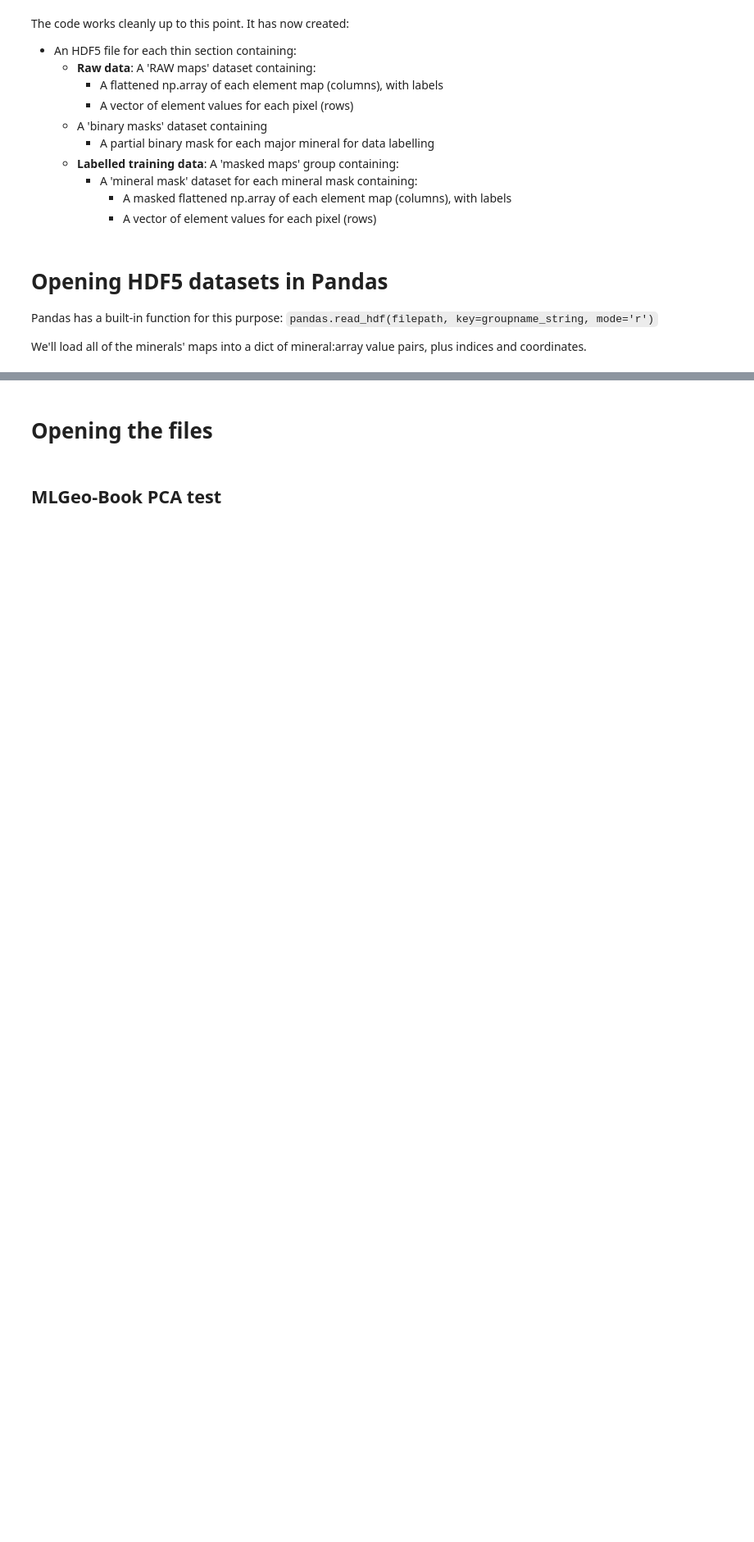
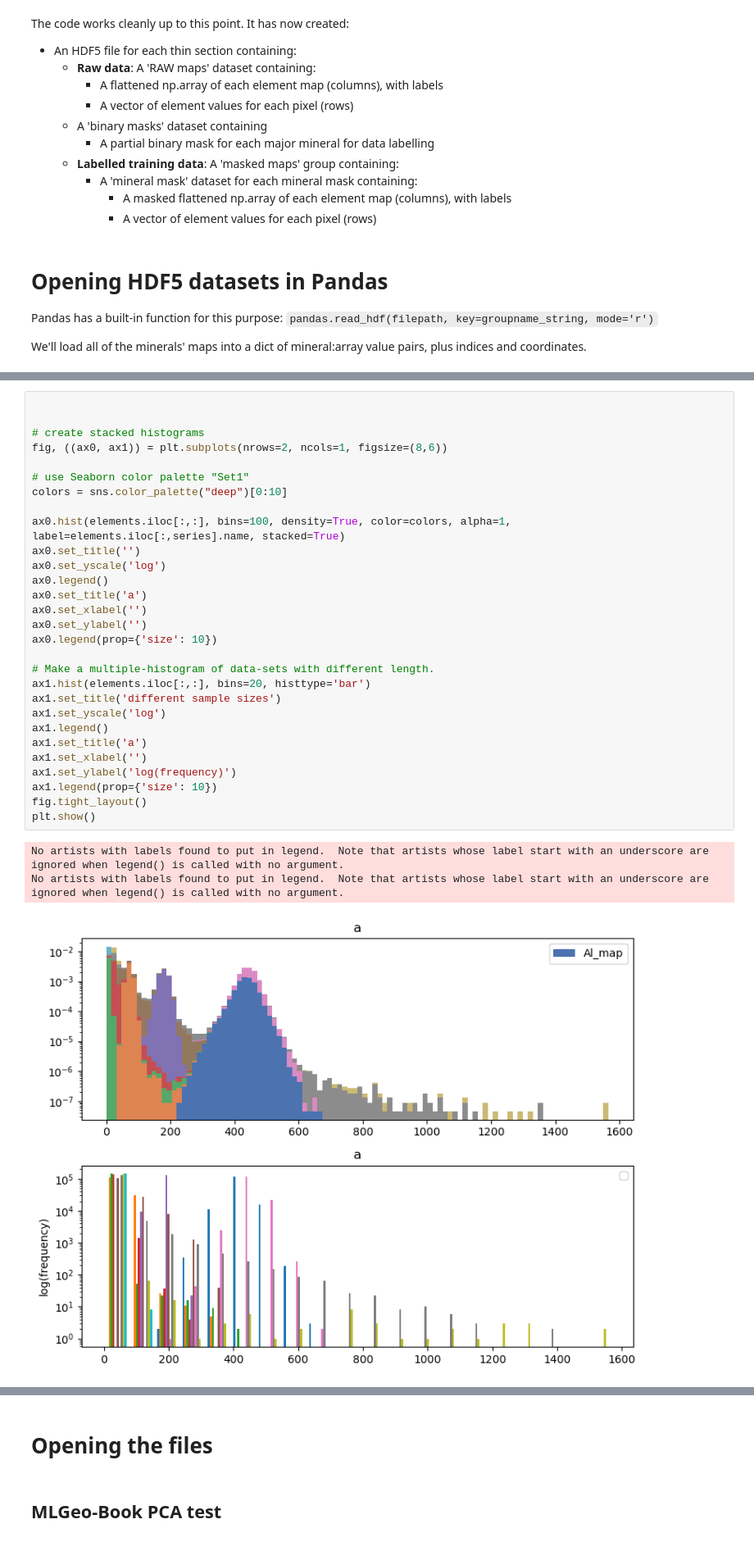
Before and after one commit to nicole-m-aikin/ML-Geo-Pixel-Poppers, a Jupyter notebook: ESS469_Project_ML.ipynb, the cells around one changed output, grey strips where cells are left out. Shown at 82% size. Drawn from its saved outputs; the diff is of its cells as text; blank space fills up the shorter version.

```diff
--- a/ESS469_Project_ML.ipynb
+++ b/ESS469_Project_ML.ipynb
@@ -671,0 +767,33 @@ array([0., 5., 1., 2., 6., 3., 4.], dtype=float32)
+# %%
+
+
+# create stacked histograms
+fig, ((ax0, ax1)) = plt.subplots(nrows=2, ncols=1, figsize=(8,6))
+
+# use Seaborn color palette "Set1"
+colors = sns.color_palette("deep")[0:10]
+
+ax0.hist(elements.iloc[:,:], bins=100, density=True, color=colors, alpha=1, label=elements.iloc[:,series].name, stacked=True)
+ax0.set_title('')
+ax0.set_yscale('log')
+ax0.legend()
+ax0.set_title('a')
+ax0.set_xlabel('')
+ax0.set_ylabel('')
+ax0.legend(prop={'size': 10})
+
+# Make a multiple-histogram of data-sets with different length.
+ax1.hist(elements.iloc[:,:], bins=20, histtype='bar')
+ax1.set_title('different sample sizes')
+ax1.set_yscale('log')
+ax1.legend()
+ax1.set_title('a')
+ax1.set_xlabel('')
+ax1.set_ylabel('log(frequency)')
+ax1.legend(prop={'size': 10})
+fig.tight_layout()
+plt.show()
+# %% [output]
+No artists with labels found to put in legend.  Note that artists whose label start with an underscore are ignored when legend() is called with no argument.
+No artists with labels found to put in legend.  Note that artists whose label start with an underscore are ignored when legend() is called with no argument.
+[figure, added]
```
Also changed, not shown: parts of 30 cells of this notebook.
